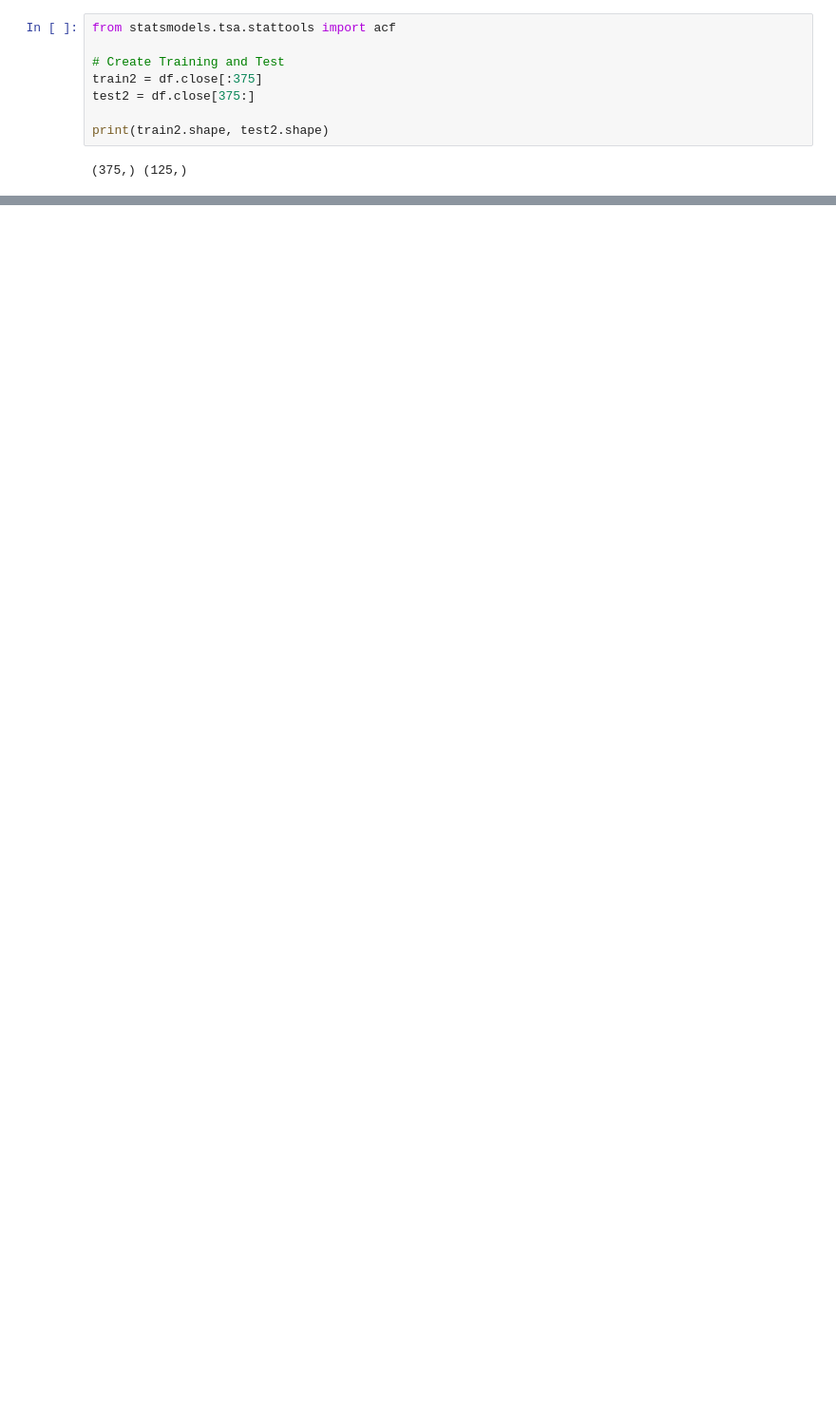
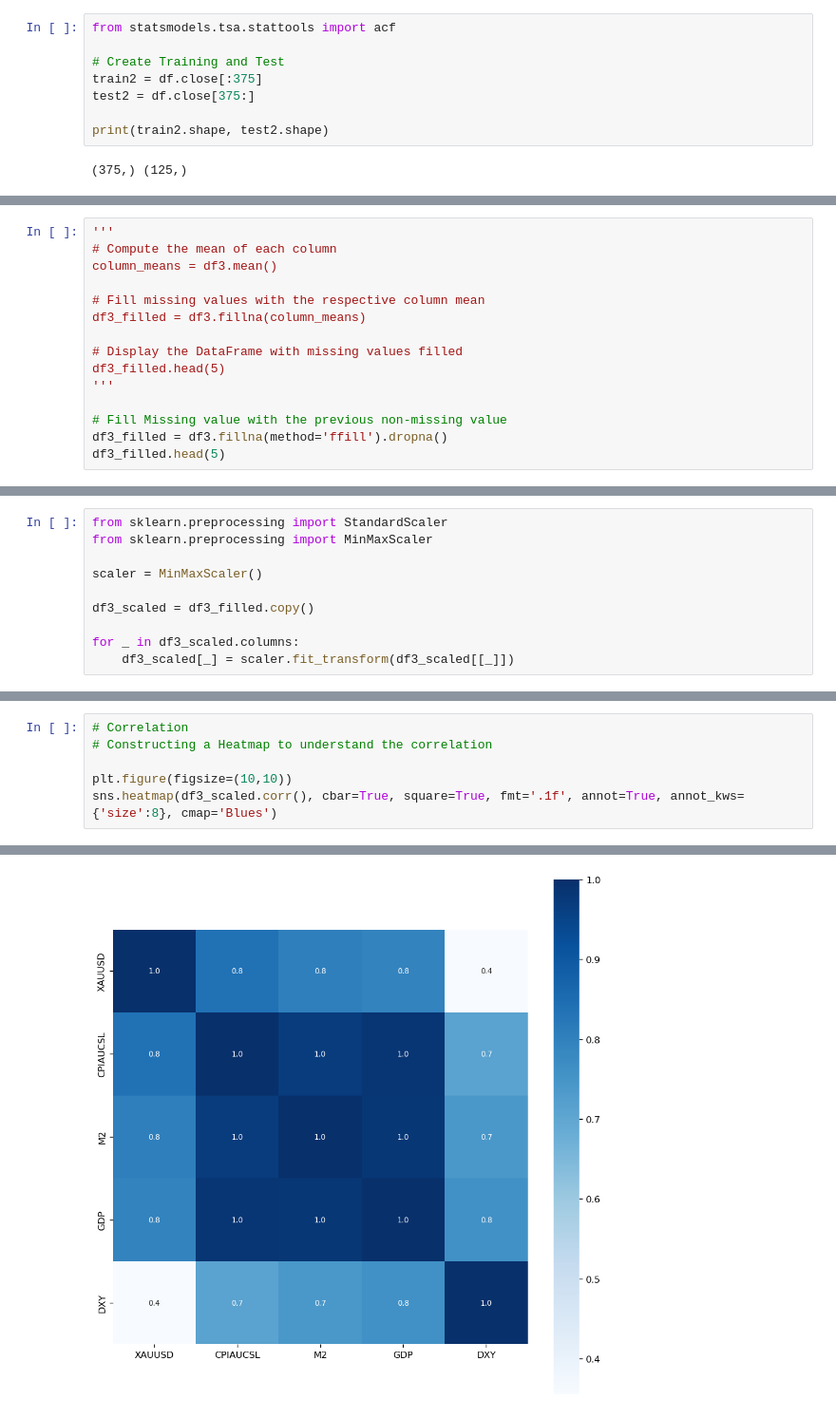
Before and after one commit to AlienX77-cmd/Computational-Finance, a Jupyter notebook: Computational_Finance_Homework_ARIMA_6310505688_Kittipak.ipynb, the cells around one changed output, grey strips where cells are left out. Shown at 95% size. Drawn from its saved outputs; the diff is of its cells as text; blank space fills up the shorter version.

```diff
--- a/Computational_Finance_Homework_ARIMA_6310505688_Kittipak.ipynb
+++ b/Computational_Finance_Homework_ARIMA_6310505688_Kittipak.ipynb
@@ -606,0 +820,15 @@ sarimax_forecast(SARIMAX_model, periods=24)
+# %%
+'''
+# Compute the mean of each column
+column_means = df3.mean()
+
+# Fill missing values with the respective column mean
+df3_filled = df3.fillna(column_means)
+
+# Display the DataFrame with missing values filled
+df3_filled.head(5)
+'''
+
+# Fill Missing value with the previous non-missing value
+df3_filled = df3.fillna(method='ffill').dropna()
+df3_filled.head(5)
@@ -606,0 +857,10 @@ sarimax_forecast(SARIMAX_model, periods=24)
+# %%
+from sklearn.preprocessing import StandardScaler
+from sklearn.preprocessing import MinMaxScaler
+
+scaler = MinMaxScaler()
+
+df3_scaled = df3_filled.copy()
+
+for _ in df3_scaled.columns:
+    df3_scaled[_] = scaler.fit_transform(df3_scaled[[_]])
@@ -606,0 +877,7 @@ sarimax_forecast(SARIMAX_model, periods=24)
+# %%
+# Correlation
+# Constructing a Heatmap to understand the correlation
+
+plt.figure(figsize=(10,10))
+sns.heatmap(df3_scaled.corr(), cbar=True, square=True, fmt='.1f', annot=True, annot_kws={'size':8}, cmap='Blues')
+# %% [output]
@@ -606,0 +885 @@ sarimax_forecast(SARIMAX_model, periods=24)
+[figure, added]
```
Also changed, not shown: parts of 72 cells of this notebook.
